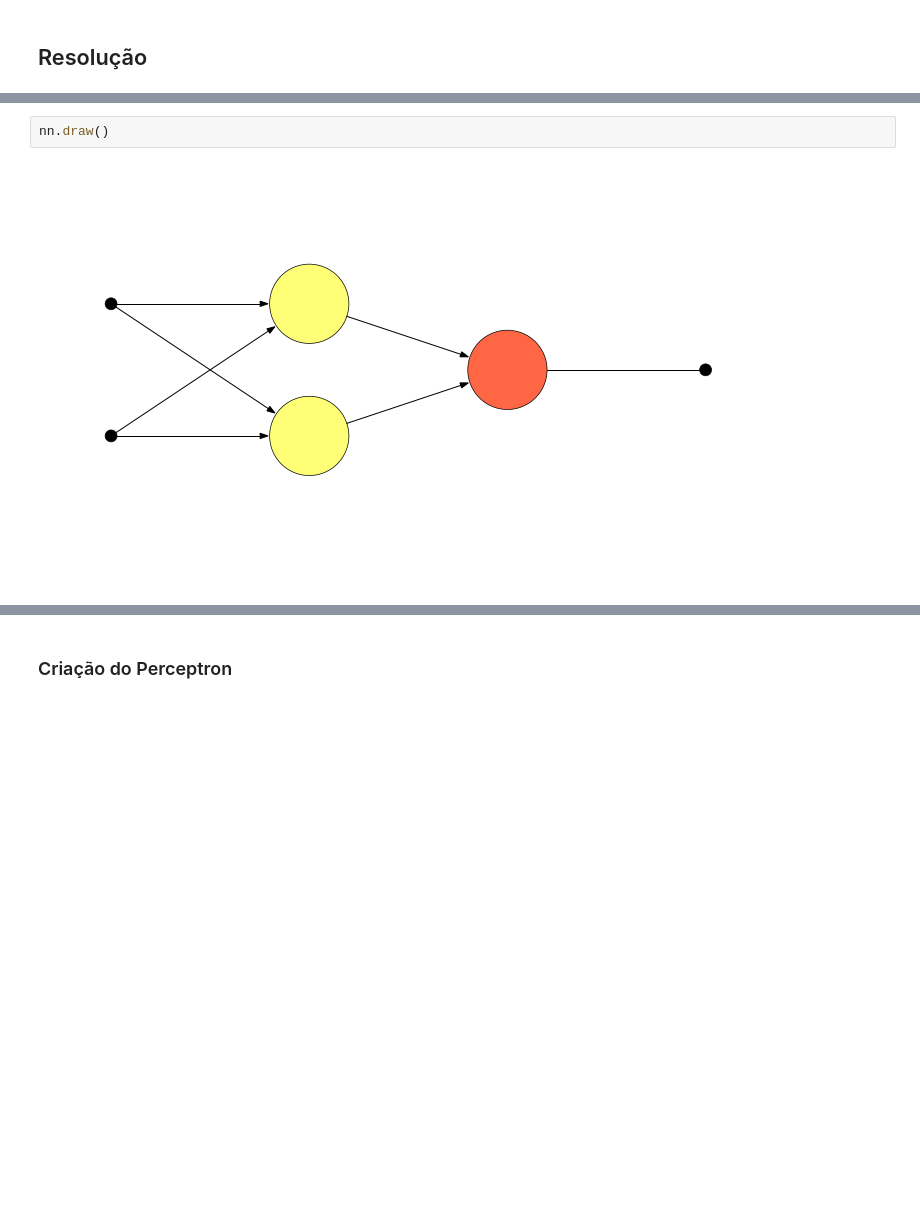
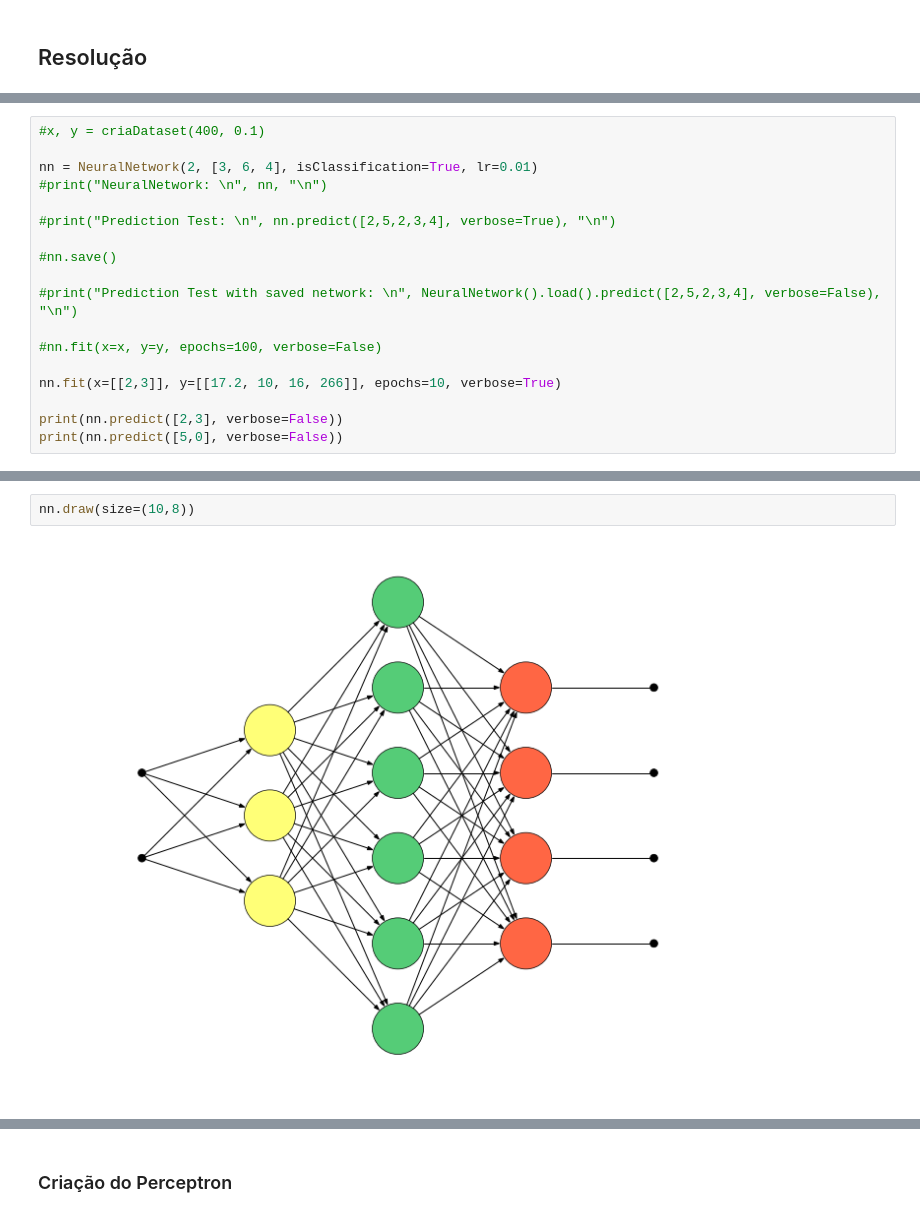
Before and after one commit to RenanGBarreto/neural-network-lib, a Jupyter notebook: Exercicios-01/q2.ipynb, the cells around one changed output, grey strips where cells are left out. Cells and saved outputs as stored; diff of their text form; blank space fills up the shorter version.

Commit message:
a new version of the network

```diff
--- a/Exercicios-01/q2.ipynb
+++ b/Exercicios-01/q2.ipynb
@@ -284,0 +440,18 @@ Input:  [4.3666445238191818, 2.215215901273726]  -> Vj:  2.05515852392  -> Outpu
+# %%
+#x, y = criaDataset(400, 0.1)
+
+nn = NeuralNetwork(2, [3, 6, 4], isClassification=True, lr=0.01)
+#print("NeuralNetwork: \n", nn, "\n")
+
+#print("Prediction Test: \n", nn.predict([2,5,2,3,4], verbose=True), "\n")
+
+#nn.save()
+
+#print("Prediction Test with saved network: \n", NeuralNetwork().load().predict([2,5,2,3,4], verbose=False), "\n")
+
+#nn.fit(x=x, y=y, epochs=100, verbose=False)
+
+nn.fit(x=[[2,3]], y=[[17.2, 10, 16, 266]], epochs=10, verbose=True)
+
+print(nn.predict([2,3], verbose=False))
+print(nn.predict([5,0], verbose=False))
@@ -285,4 +476,4 @@ Input:  [4.3666445238191818, 2.215215901273726]  -> Vj:  2.05515852392  -> Outpu
 # %%
-nn.draw()
+nn.draw(size=(10,8))
 # %% [output]
-[figure, old version]
+[figure, new version]
```
Also changed, not shown: parts of 7 cells of this notebook, 3 other files.
